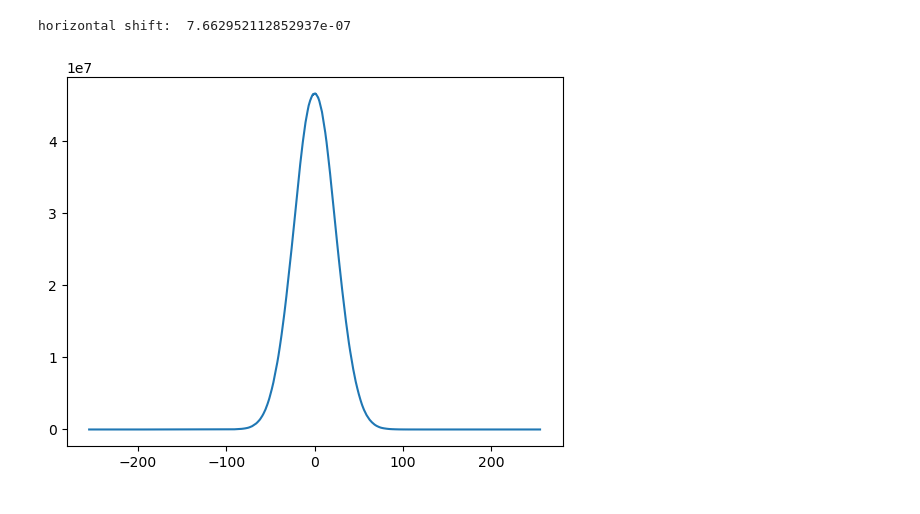
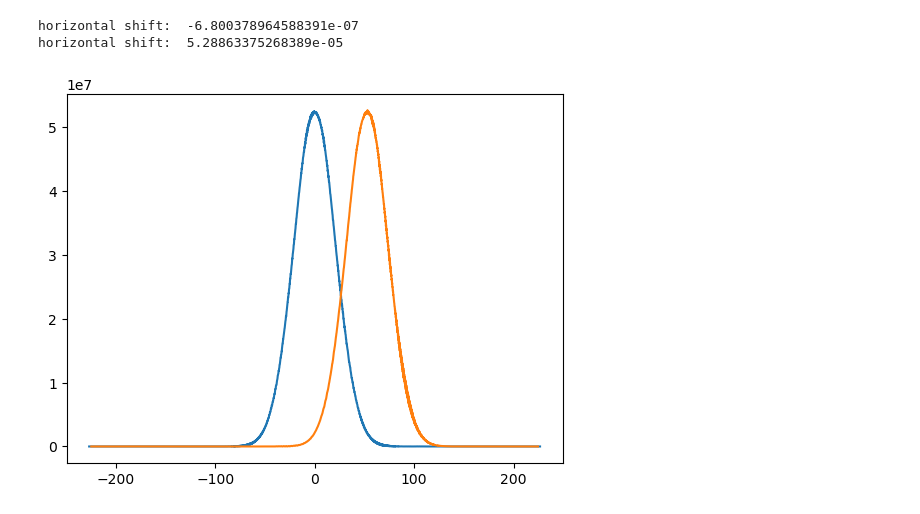
Before and after one commit to twguest/midsim, a Jupyter notebook: docs/source/notebooks/simple_beamline.ipynb, the cells around one changed output. Cells and saved outputs as stored; diff of their text form; code cells hidden in the pictures.

```diff
--- a/docs/source/notebooks/simple_beamline.ipynb
+++ b/docs/source/notebooks/simple_beamline.ipynb
@@ -69,4 +45,30 @@ def plot_wfr(wfr, logscale=False, title = None):
     if title:
         ax.set_title(title)
     fig.colorbar(im, ax=ax, orientation='vertical')
+# %%
+x = y = np.linspace(-500e-06, 500e-06, 2000)
+t = np.linspace(-50e-15, 50e-15, 2)
+
+theta_12 = 3.3e-03
+theta_3 = 1.3e-03
+L = 800e-03
+theta_y = [0,2.5e-06]
+photon_energy = 10e3
+
+wavefronts = sase_pulse(x=x,
+                        y=y,
+                        t=t,
+                        photon_energy=photon_energy,
+                        pulse_energy=1e-03,
+                        pulse_duration=15e-15,
+                        bandwidth=1e-12,
+                        sigma=analytical_pulse_width(photon_energy),
+                        div=analytical_pulse_divergence(photon_energy),
+                        x0=0.0,
+                        y0=0.0,
+                        t0=0.0,
+                        theta_x=0.0,
+                        theta_y=theta_y,
+                        domain='freq',
+                        polarization = 'horizontal')
 # %%
@@ -145,6 +126,8 @@ plot_wfr(wfr, logscale = False, title = '@ foc')
 # %%
-plt.plot(wfr.get_axis('y')*1e6,wfr.get_profile('y', method = 'mean'))
-print("horizontal shift: ", wfr.get_axis('y')[np.argmax(wfr.get_profile('y'))])
+for wfr in wavefronts:
+    plt.plot(wfr.get_axis('y')*1e6,wfr.get_profile('y', method = 'mean'))
+    print("horizontal shift: ", wfr.get_axis('y')[np.argmax(wfr.get_profile('y'))])
 # %% [output]
-horizontal shift:  7.662952112852937e-07
+horizontal shift:  -6.800378964588391e-07
+horizontal shift:  5.28863375268389e-05
-[figure, old version]
+[figure, new version]
```
Also changed, not shown: parts of 2 cells of this notebook, 3 other files.
